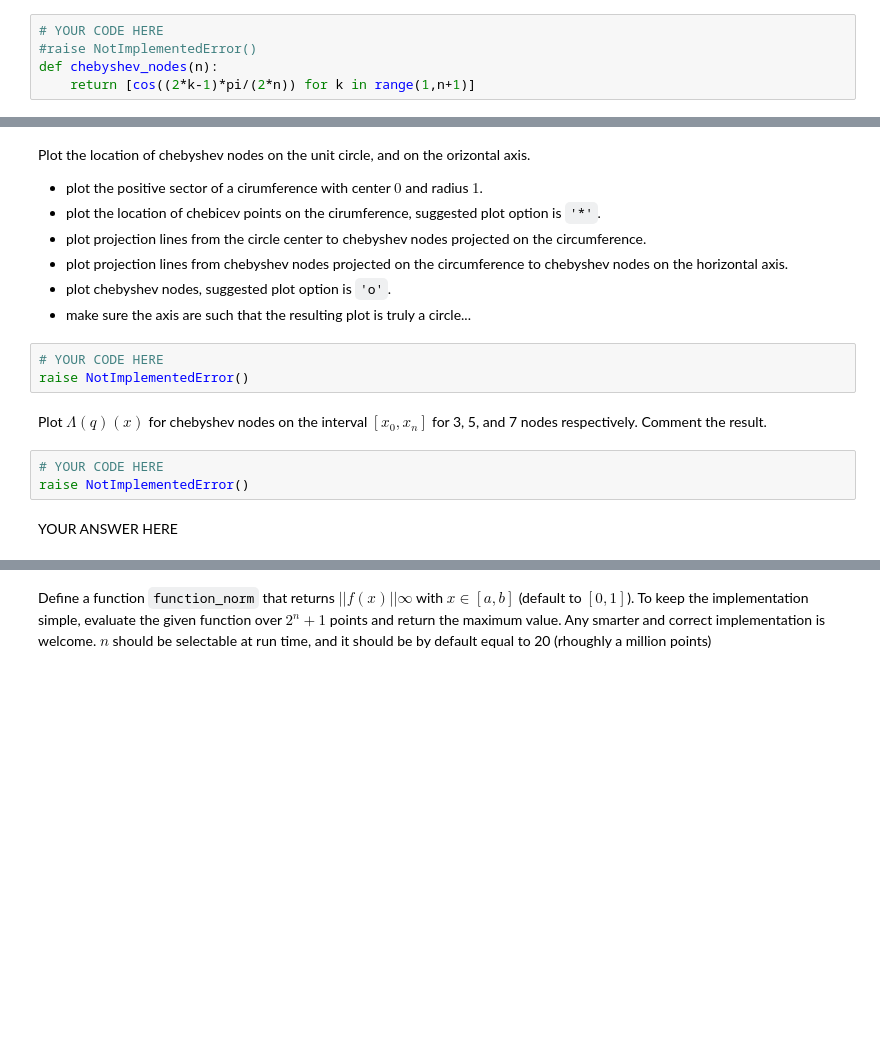
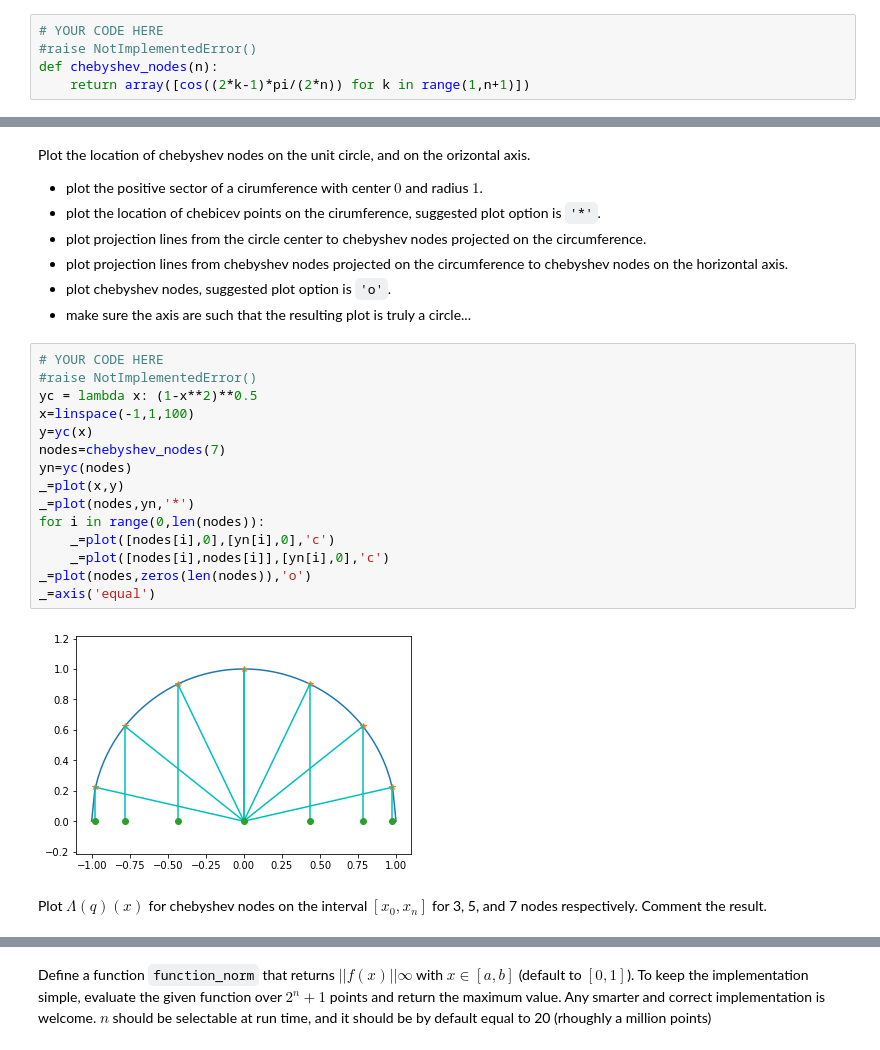
Before and after one commit to postaxmi/P1.4_seed, a Jupyter notebook: assignments/00_Basics/D2-exercises.ipynb, the cells around one changed output, grey strips where cells are left out. Drawn from its saved outputs; the diff is of its cells as text; blank space fills up the shorter version.

```diff
--- a/assignments/00_Basics/D2-exercises.ipynb
+++ b/assignments/00_Basics/D2-exercises.ipynb
@@ -79,7 +79,7 @@ Write a function to evaluate then for a given $n$.
 # YOUR CODE HERE
 #raise NotImplementedError()
 def chebyshev_nodes(n):
-    return [cos((2*k-1)*pi/(2*n)) for k in range(1,n+1)]
+    return array([cos((2*k-1)*pi/(2*n)) for k in range(1,n+1)])
 # %%
 assert_almost_equal(chebyshev_nodes(5),[  9.51056516e-01, 5.87785252e-01,   6.12323400e-17,  -5.87785252e-01,
   -9.51056516e-01],decimal=8)
@@ -94,13 +94,22 @@ Plot the location of chebyshev nodes on the unit circle, and on the orizontal ax
  - plot projection lines from chebyshev nodes projected on the circumference to chebyshev nodes on the horizontal axis.
  - plot chebyshev nodes, suggested plot option is `'o'`.
  - make sure the axis are such that the resulting plot is truly a circle...
-# %%
-# YOUR CODE HERE
-raise NotImplementedError()
+# %%
+# YOUR CODE HERE
+#raise NotImplementedError()
+yc = lambda x: (1-x**2)**0.5
+x=linspace(-1,1,100)
+y=yc(x)
+nodes=chebyshev_nodes(7)
+yn=yc(nodes)
+_=plot(x,y)
+_=plot(nodes,yn,'*')
+for i in range(0,len(nodes)):
+    _=plot([nodes[i],0],[yn[i],0],'c')
+    _=plot([nodes[i],nodes[i]],[yn[i],0],'c')
+_=plot(nodes,zeros(len(nodes)),'o')
+_=axis('equal')
+# %% [output]
+[figure, added]
 # %% [markdown]
 Plot $\Lambda(q)(x)$ for chebyshev nodes on the interval $[x_0,x_n]$ for 3, 5, and 7 nodes respectively. Comment the result.
-# %%
-# YOUR CODE HERE
-raise NotImplementedError()
-# %% [markdown]
-YOUR ANSWER HERE
```
Also changed, not shown: parts of 27 cells of this notebook, 1 other file.
